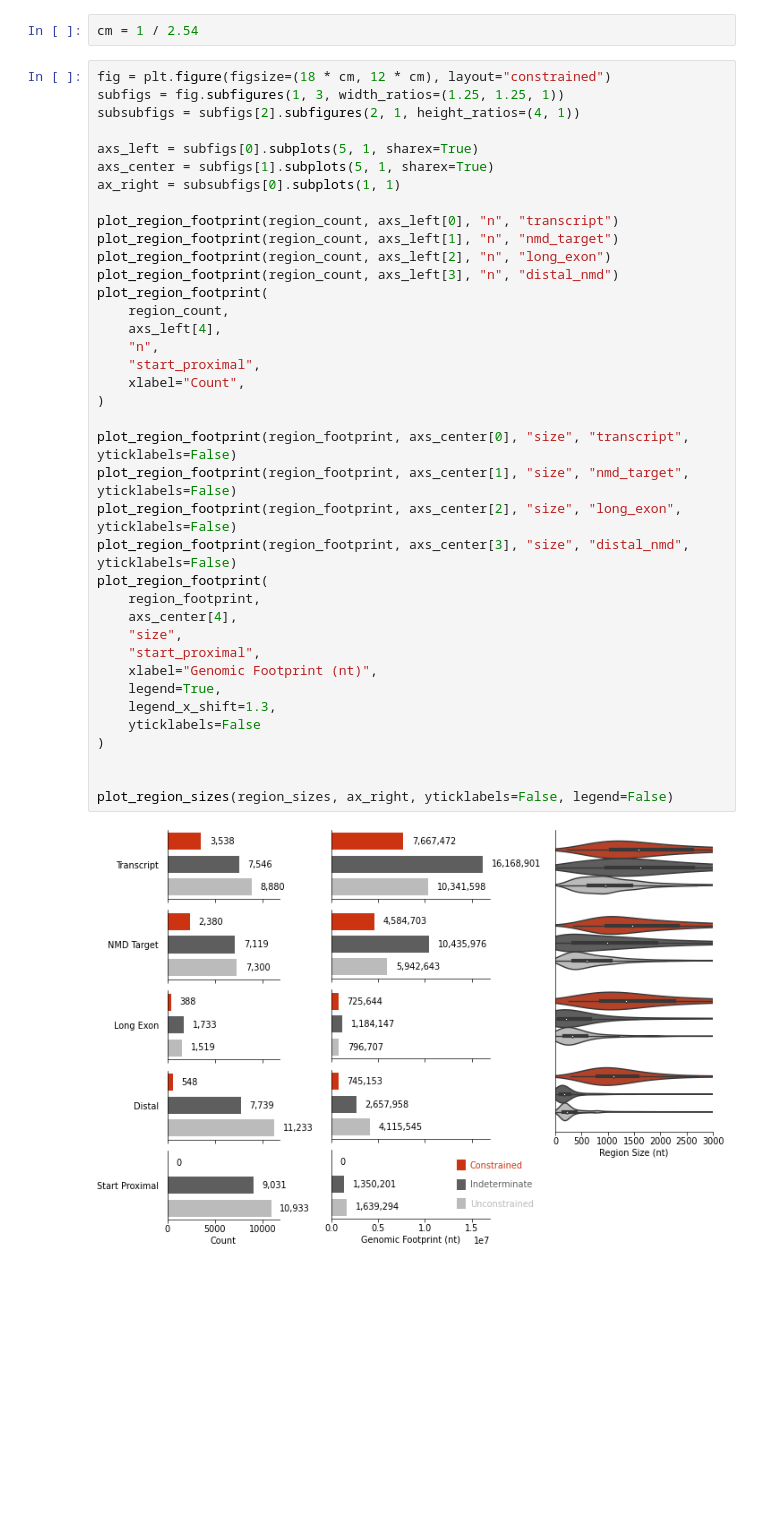
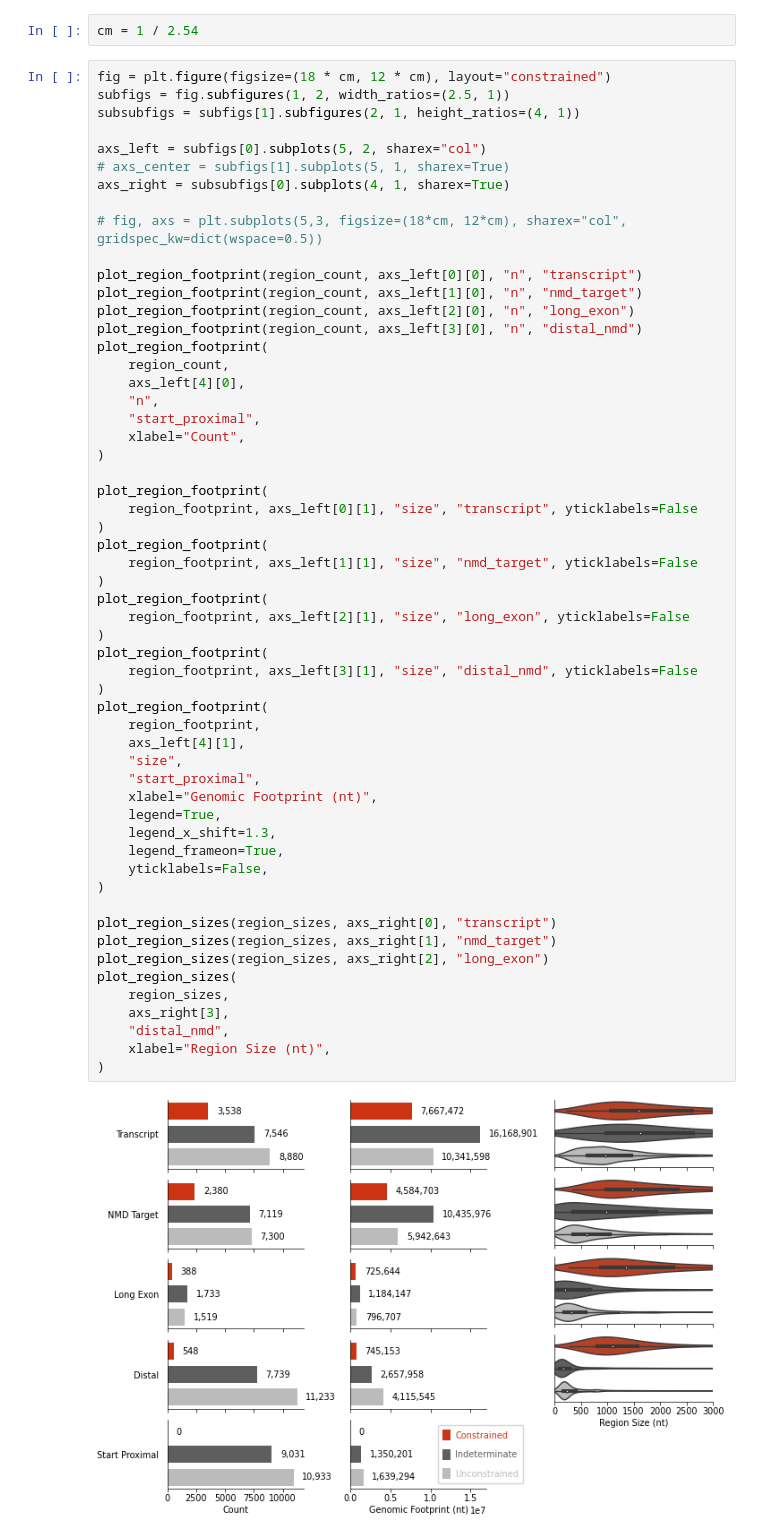
Before and after one commit to alexblakes/regional_nonsense_constraint, a Jupyter notebook: scripts_plots/fig_s1.ipynb, the cells around one changed output. Cells and saved outputs as stored; diff of their text form; blank space fills up the shorter version.

```diff
--- a/scripts_plots/fig_s1.ipynb
+++ b/scripts_plots/fig_s1.ipynb
@@ -16,41 +16,59 @@ C = color_palette(blue='#0077bb', green='#009988', orange='#ee7733', red='#cc331
 cm = 1 / 2.54
 # %%
 fig = plt.figure(figsize=(18 * cm, 12 * cm), layout="constrained")
-subfigs = fig.subfigures(1, 3, width_ratios=(1.25, 1.25, 1))
-subsubfigs = subfigs[2].subfigures(2, 1, height_ratios=(4, 1))
+subfigs = fig.subfigures(1, 2, width_ratios=(2.5, 1))
+subsubfigs = subfigs[1].subfigures(2, 1, height_ratios=(4, 1))
 
-axs_left = subfigs[0].subplots(5, 1, sharex=True)
-axs_center = subfigs[1].subplots(5, 1, sharex=True)
-ax_right = subsubfigs[0].subplots(1, 1)
+axs_left = subfigs[0].subplots(5, 2, sharex="col")
+# axs_center = subfigs[1].subplots(5, 1, sharex=True)
+axs_right = subsubfigs[0].subplots(4, 1, sharex=True)
 
-plot_region_footprint(region_count, axs_left[0], "n", "transcript")
-plot_region_footprint(region_count, axs_left[1], "n", "nmd_target")
-plot_region_footprint(region_count, axs_left[2], "n", "long_exon")
-plot_region_footprint(region_count, axs_left[3], "n", "distal_nmd")
+# fig, axs = plt.subplots(5,3, figsize=(18*cm, 12*cm), sharex="col", gridspec_kw=dict(wspace=0.5))
+
+plot_region_footprint(region_count, axs_left[0][0], "n", "transcript")
+plot_region_footprint(region_count, axs_left[1][0], "n", "nmd_target")
+plot_region_footprint(region_count, axs_left[2][0], "n", "long_exon")
+plot_region_footprint(region_count, axs_left[3][0], "n", "distal_nmd")
 plot_region_footprint(
     region_count,
-    axs_left[4],
+    axs_left[4][0],
     "n",
     "start_proximal",
     xlabel="Count",
 )
 
-plot_region_footprint(region_footprint, axs_center[0], "size", "transcript", yticklabels=False)
-plot_region_footprint(region_footprint, axs_center[1], "size", "nmd_target", yticklabels=False)
-plot_region_footprint(region_footprint, axs_center[2], "size", "long_exon", yticklabels=False)
-plot_region_footprint(region_footprint, axs_center[3], "size", "distal_nmd", yticklabels=False)
+plot_region_footprint(
+    region_footprint, axs_left[0][1], "size", "transcript", yticklabels=False
+)
+plot_region_footprint(
+    region_footprint, axs_left[1][1], "size", "nmd_target", yticklabels=False
+)
+plot_region_footprint(
+    region_footprint, axs_left[2][1], "size", "long_exon", yticklabels=False
+)
+plot_region_footprint(
+    region_footprint, axs_left[3][1], "size", "distal_nmd", yticklabels=False
+)
 plot_region_footprint(
     region_footprint,
-    axs_center[4],
+    axs_left[4][1],
     "size",
     "start_proximal",
     xlabel="Genomic Footprint (nt)",
     legend=True,
     legend_x_shift=1.3,
-    yticklabels=False
+    legend_frameon=True,
+    yticklabels=False,
 )
 
-
-plot_region_sizes(region_sizes, ax_right, yticklabels=False, legend=False)
+plot_region_sizes(region_sizes, axs_right[0], "transcript")
+plot_region_sizes(region_sizes, axs_right[1], "nmd_target")
+plot_region_sizes(region_sizes, axs_right[2], "long_exon")
+plot_region_sizes(
+    region_sizes,
+    axs_right[3],
+    "distal_nmd",
+    xlabel="Region Size (nt)",
+)
 # %% [output]
-[figure, old version]
+[figure, new version]
```
Also changed, not shown: 1 other file.
